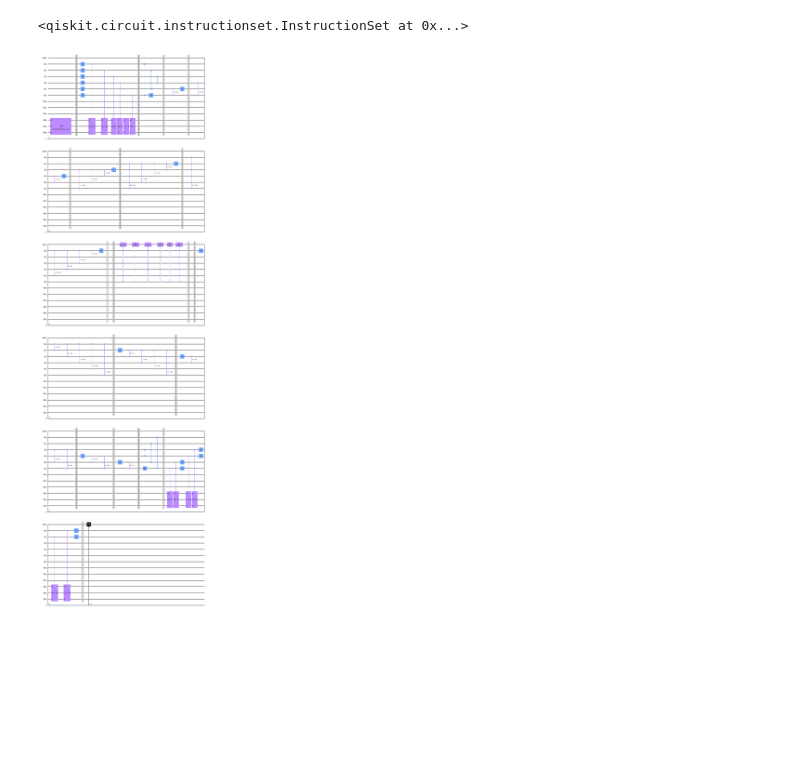
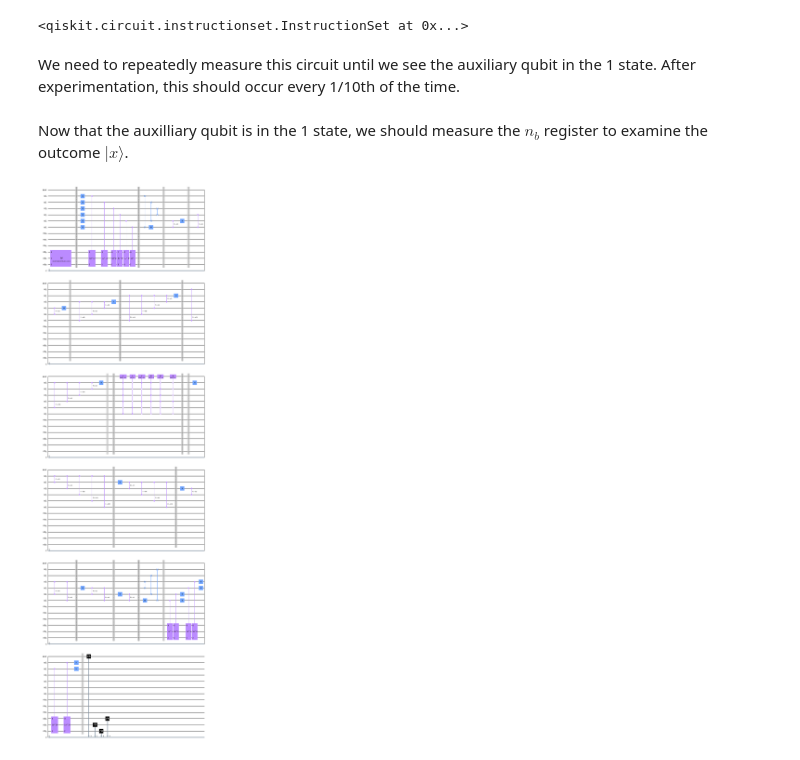
Before and after one commit to tybens/quantum-data-fitting-HHL, a Jupyter notebook: hhl-non-hermitian.ipynb, the cells around one changed output. Drawn from its saved outputs; the diff is of its cells as text; code cells hidden in the pictures; blank space fills up the shorter version.

Commit message:
full circuit

```diff
--- a/hhl-non-hermitian.ipynb
+++ b/hhl-non-hermitian.ipynb
@@ -328,7 +347,5 @@ We need to measure the auxilliary qubit to verify that the output is 1 before pr
 circ_up_to.measure(aux, c[0])
 # %% [output]
 <qiskit.circuit.instructionset.InstructionSet at 0x...>
-# %%
-circ_up_to.draw('mpl')
-# %% [output]
-[figure, removed]
+# %% [markdown]
+We need to repeatedly measure this circuit until we see the auxiliary qubit in the 1 state. After experimentation, this should occur every 1/10th of the time.
@@ -335 +360,11 @@ circ_up_to.draw('mpl')
+# %% [markdown]
+Now that the auxilliary qubit is in the 1 state, we should measure the $n_b$ register to examine the outcome $|x\rangle$.
+# %%
+final_circ = circ_up_to.copy()
+
+final_circ.measure(n_b, c[:n])
+
+final_circ.draw('mpl')
+# %% [output]
+[figure, added]
 # %%
```
Also changed, not shown: parts of 22 cells of this notebook.
